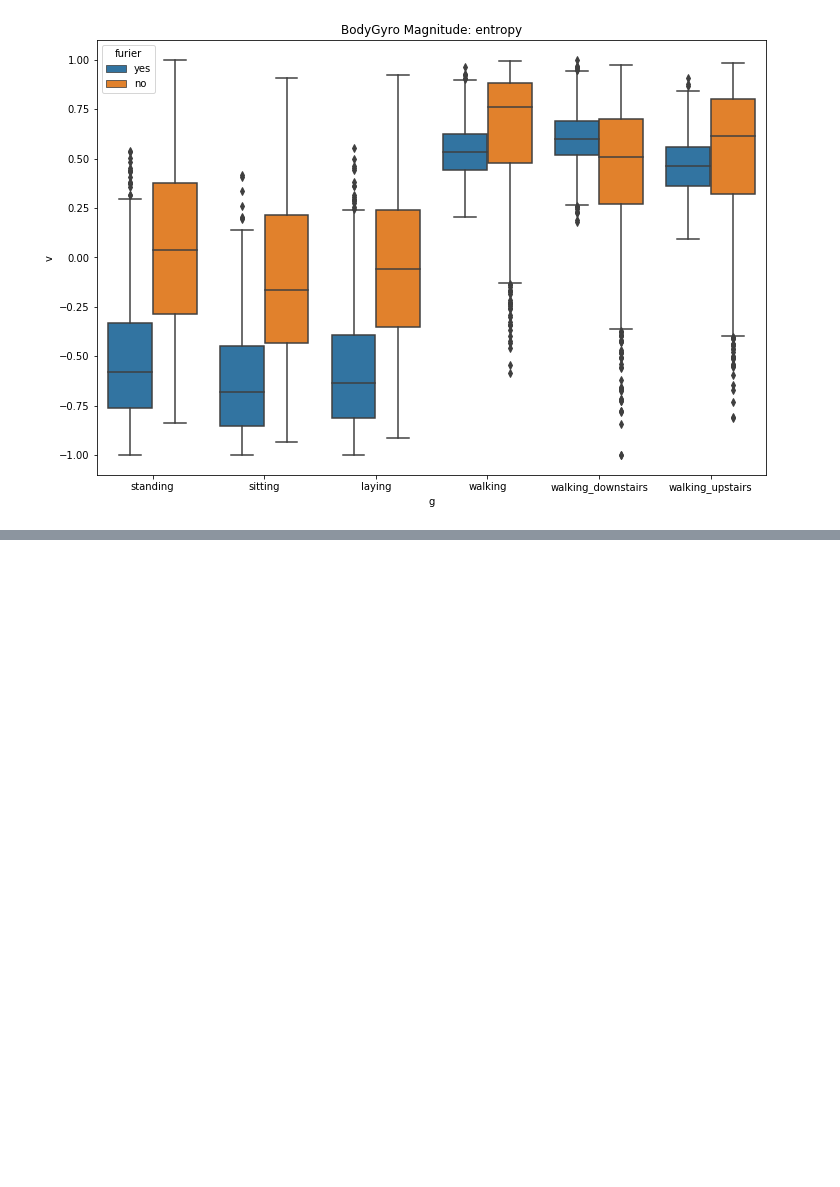
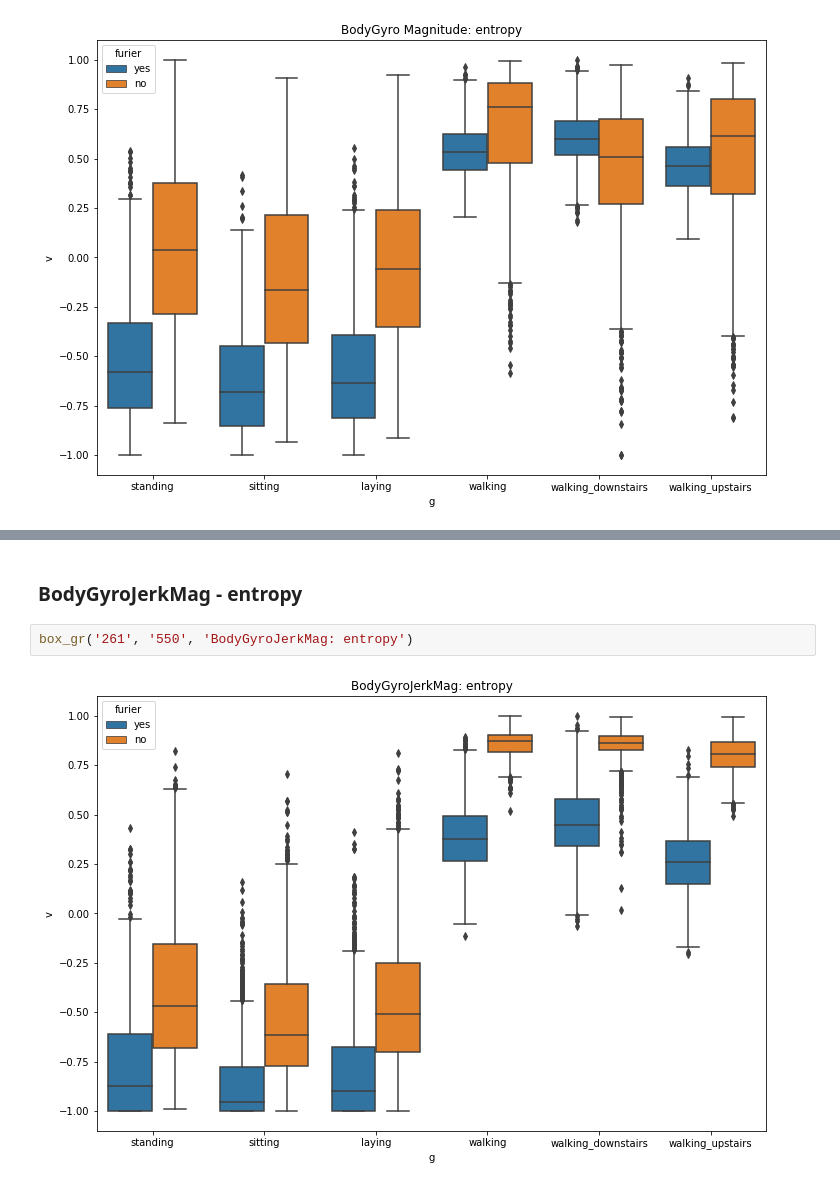
Before and after one commit to okcze/WUM-project-1, a Jupyter notebook: Projekt2/EDA_temp.ipynb, the cells around one changed output, grey strips where cells are left out. Cells and saved outputs as stored; diff of their text form; blank space fills up the shorter version.

```diff
--- a/Projekt2/EDA_temp.ipynb
+++ b/Projekt2/EDA_temp.ipynb
@@ -206,0 +221,6 @@ box_gr('248', '537', "BodyGyro Magnitude: entropy")
+# %% [markdown]
+### BodyGyroJerkMag - entropy
+# %%
+box_gr('261', '550', 'BodyGyroJerkMag: entropy')
+# %% [output]
+[figure, added]
```
Also changed, not shown: parts of 28 cells of this notebook.
